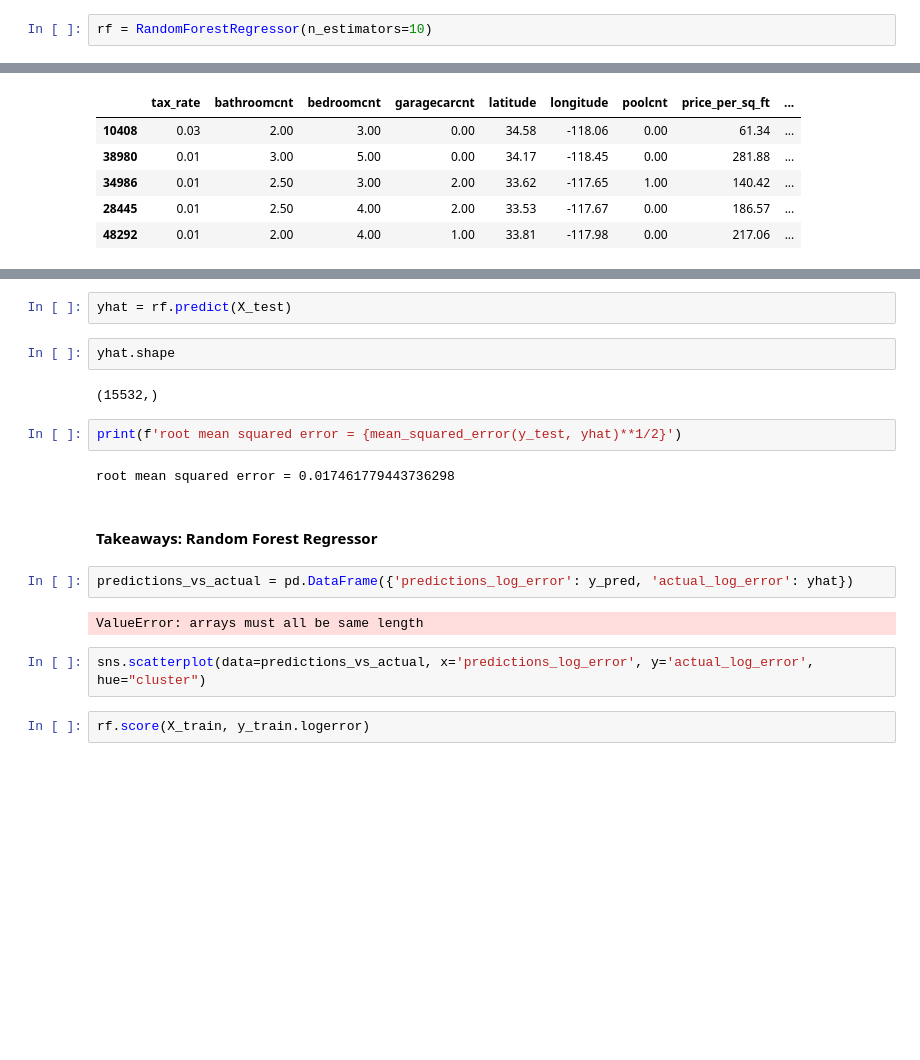
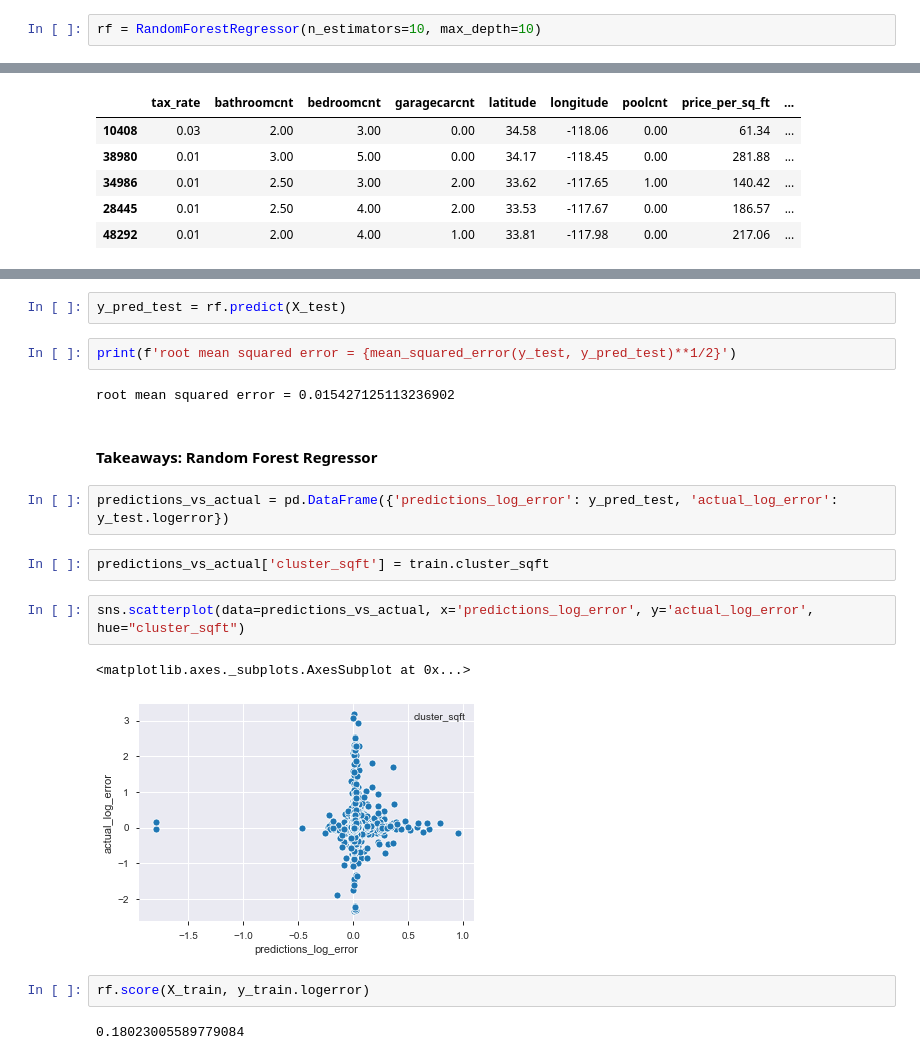
Before and after one commit to FJ-Zillow-Org/Zillow, a Jupyter notebook: deliverable2.ipynb, the cells around one changed output, grey strips where cells are left out. Drawn from its saved outputs; the diff is of its cells as text; blank space fills up the shorter version.

```diff
--- a/deliverable2.ipynb
+++ b/deliverable2.ipynb
@@ -1291,7 +1291,7 @@ X_test = test_cluster_sqft.drop(columns="logerror")
 
 y_test = test_cluster_sqft[["logerror"]]
 # %%
-rf = RandomForestRegressor(n_estimators=10)
+rf = RandomForestRegressor(n_estimators=10, max_depth=10)
 # %%
 rf.fit(X_train, y_train)
 # %% [output]
@@ -1327,20 +1323,21 @@ y_pred.shape
 # %%
-yhat = rf.predict(X_test)
+y_pred_test = rf.predict(X_test)
-# %%
-yhat.shape
-# %% [output]
-(15532,)
 # %%
-print(f'root mean squared error = {mean_squared_error(y_test, yhat)**1/2}')
+print(f'root mean squared error = {mean_squared_error(y_test, y_pred_test)**1/2}')
 # %% [output]
-root mean squared error = 0.017461779443736298
+root mean squared error = 0.015427125113236902
 # %% [markdown]
 #### Takeaways:  Random Forest Regressor
 # %%
-predictions_vs_actual = pd.DataFrame({'predictions_log_error': y_pred, 'actual_log_error': yhat})
+predictions_vs_actual = pd.DataFrame({'predictions_log_error': y_pred_test, 'actual_log_error': y_test.logerror})
-# %% [output]
-ValueError: arrays must all be same length
+# %%
+predictions_vs_actual['cluster_sqft'] = train.cluster_sqft
 # %%
-sns.scatterplot(data=predictions_vs_actual, x='predictions_log_error', y='actual_log_error', hue="cluster")
+sns.scatterplot(data=predictions_vs_actual, x='predictions_log_error', y='actual_log_error', hue="cluster_sqft")
+# %% [output]
+<matplotlib.axes._subplots.AxesSubplot at 0x...>
+[figure, added]
 # %%
 rf.score(X_train, y_train.logerror)
+# %% [output]
+0.18023005589779084
```
Also changed, not shown: parts of 5 cells of this notebook.
